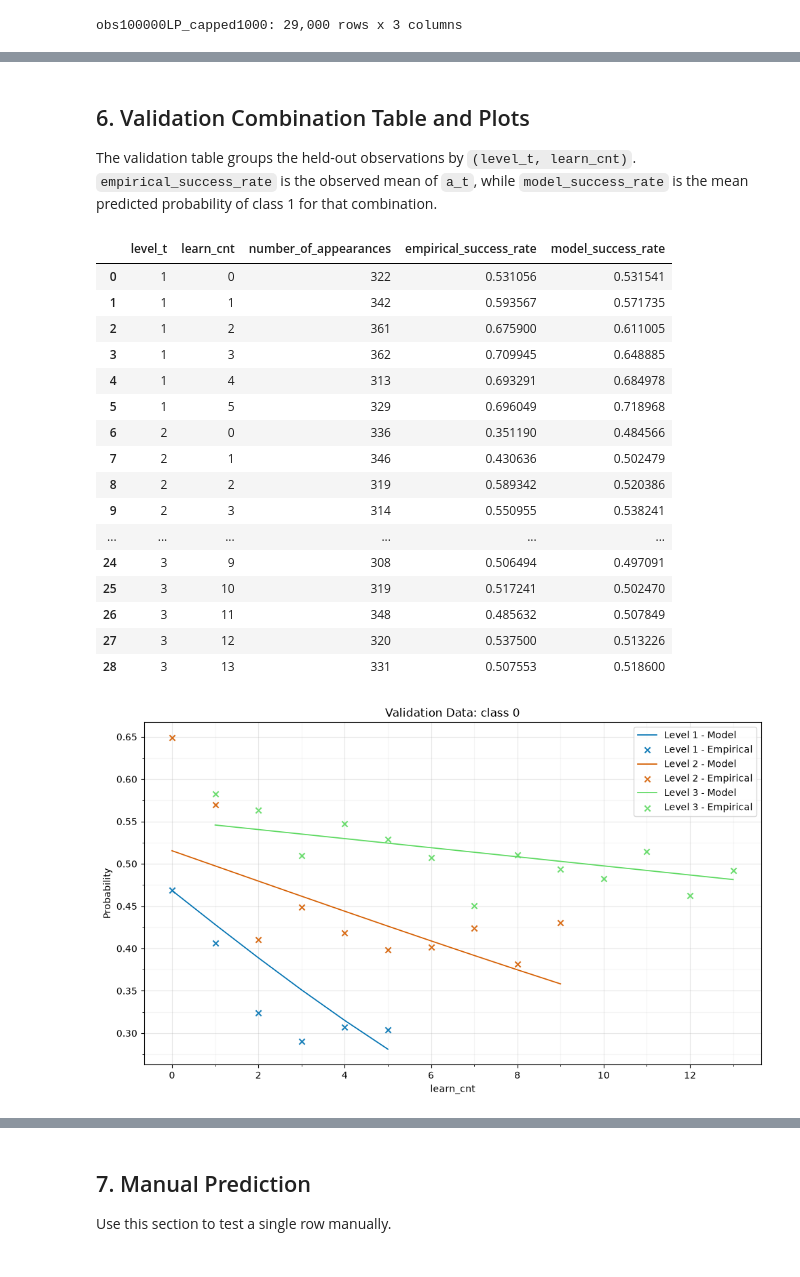
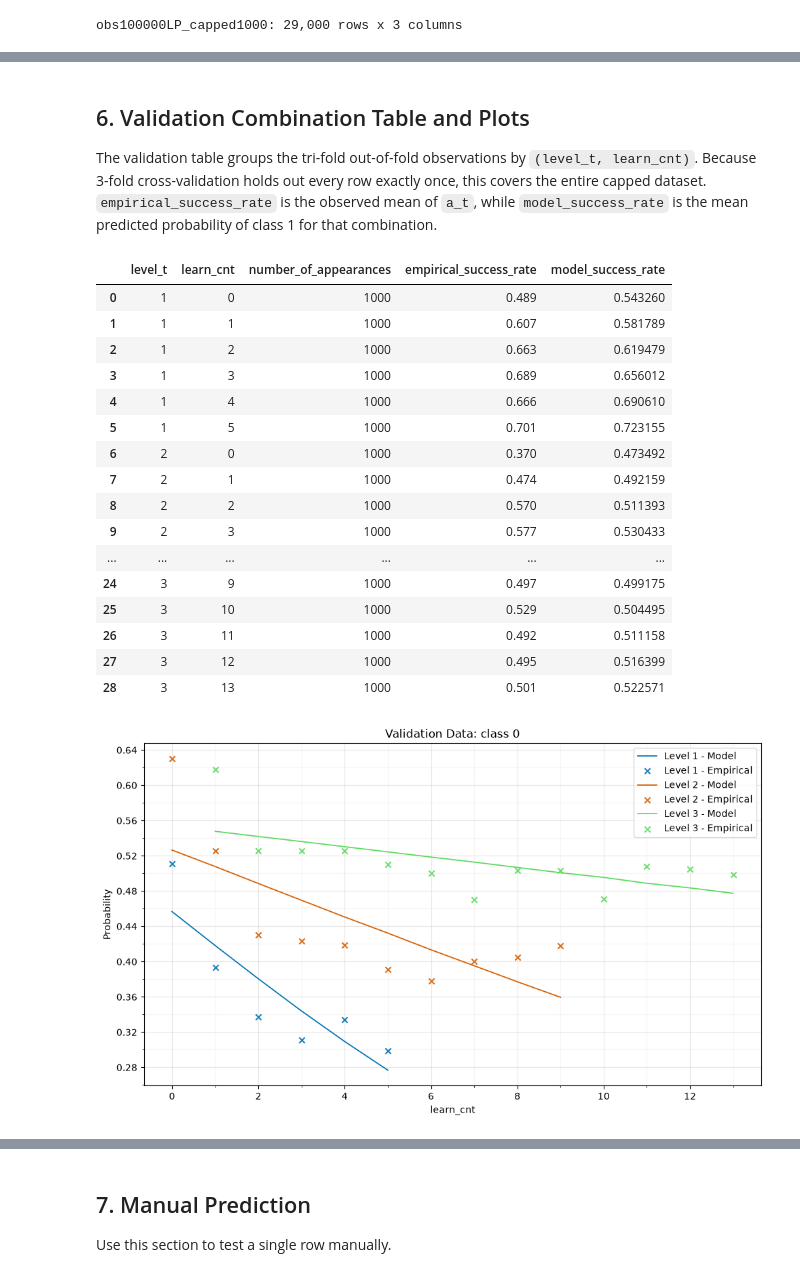
Before and after one commit to andrewvalletta/DissertationRepo, a Jupyter notebook: python/simple_logistic_regression_capped.ipynb, the cells around one changed output, grey strips where cells are left out. Drawn from its saved outputs; the diff is of its cells as text; code cells hidden in the pictures.

Commit message:
Tri-fold rounding and formatting

```diff
--- a/python/simple_logistic_regression_capped.ipynb
+++ b/python/simple_logistic_regression_capped.ipynb
@@ -537,26 +568,18 @@ weighted avg       0.56      0.57      0.56      9570
 # %% [markdown]
 ## 6. Validation Combination Table and Plots
 
-The validation table groups the held-out observations by `(level_t, learn_cnt)`. `empirical_success_rate` is the observed mean of `a_t`, while `model_success_rate` is the mean predicted probability of class 1 for that combination.
+The validation table groups the tri-fold out-of-fold observations by `(level_t, learn_cnt)`. Because 3-fold cross-validation holds out every row exactly once, this covers the entire capped dataset. `empirical_success_rate` is the observed mean of `a_t`, while `model_success_rate` is the mean predicted probability of class 1 for that combination.
 # %%
-validation_result = training_results[CAPPED_DATASET_NAME]
-validation_data = validation_result["X_test"].copy()
-validation_data["a_t"] = validation_result["y_test"].to_numpy()
+validation_data = tri_fold_out_of_fold.copy()
 
-# Predicted probability of class 1 for every validation observation.
-validation_data["model_probability"] = (
-    validation_result["model"]
-    .predict_proba(validation_data[FEATURE_COLUMNS])[:, 1]
-)
-
-# One row per level_t / learn_cnt combination in the validation set.
+# One row per level_t / learn_cnt combination across the tri-fold out-of-fold predictions.
 validation_combination_table = (
     validation_data
     .groupby(["level_t", "learn_cnt"], as_index=False)
     .agg(
         number_of_appearances=("a_t", "size"),
         empirical_success_rate=("a_t", "mean"),
-        model_success_rate=("model_probability", "mean"),
+        model_success_rate=("probability_class_1", "mean"),
     )
     .sort_values(["level_t", "learn_cnt"])
     .reset_index(drop=True)
@@ -564,7 +587,7 @@ validation_combination_table = (
 display(validation_combination_table)
 
 # ---------------------------------------------------------------------------
-# Validation probability plots
+# Validation probability plots (tri-fold out-of-fold predictions)
 # ---------------------------------------------------------------------------
 levels = sorted(validation_data["level_t"].dropna().unique())
 colours = {1: "#0072B2", 2: "#D55E00", 3: "#5CD960"}
@@ -573,10 +596,6 @@ class_columns = [
     (0, "probability_class_0", "Validation Data: class 0"),
     (1, "probability_class_1", "Validation Data: class 1"),
 ]
-
-validation_probabilities = validation_result["model"].predict_proba(validation_data[FEATURE_COLUMNS])
-validation_data["probability_class_0"] = validation_probabilities[:, 0]
-validation_data["probability_class_1"] = validation_probabilities[:, 1]
 
 def plot_validation_class(class_value: int, probability_column: str, title: str) -> None:
     fig, axis = plt.subplots(figsize=(10, 6))
@@ -618,46 +637,46 @@ def plot_validation_class(class_value: int, probability_column: str, title: str)
             "alpha": 0.9,
             "zorder": 3,
             "label": f"Level {level} - Empirical",
         }
 
         if plot_colour is not None:
             line_kwargs["color"] = plot_colour
             scatter_kwargs["color"] = plot_colour
 
         axis.plot(model_frame["learn_cnt"], model_frame[probability_column], **line_kwargs)
         axis.scatter(empirical_frame["learn_cnt"], empirical_frame["is_class"], **scatter_kwargs)
 
     axis.set_xlabel("learn_cnt")
     axis.set_ylabel("Probability")
     axis.set_title(title)
     axis.xaxis.set_major_locator(MaxNLocator(nbins=12, integer=True))
     axis.xaxis.set_minor_locator(AutoMinorLocator(2))
     axis.yaxis.set_major_locator(MaxNLocator(nbins=10))
     axis.yaxis.set_minor_locator(AutoMinorLocator(2))
     axis.grid(True, which="major", alpha=0.3)
     axis.grid(True, which="minor", alpha=0.12)
     axis.legend()
     plt.tight_layout()
     plt.show()
 
 for class_value, probability_column, title in class_columns:
     plot_validation_class(class_value, probability_column, title)
 # %% [output]
 |  | level_t | learn_cnt | number_of_appearances | empirical_success_rate | model_success_rate |
-| 0 | 1 | 0 | 322 | 0.531056 | 0.531541 |
-| 1 | 1 | 1 | 342 | 0.593567 | 0.571735 |
-| 2 | 1 | 2 | 361 | 0.675900 | 0.611005 |
-| 3 | 1 | 3 | 362 | 0.709945 | 0.648885 |
-| 4 | 1 | 4 | 313 | 0.693291 | 0.684978 |
-| 5 | 1 | 5 | 329 | 0.696049 | 0.718968 |
-| 6 | 2 | 0 | 336 | 0.351190 | 0.484566 |
-| 7 | 2 | 1 | 346 | 0.430636 | 0.502479 |
-| 8 | 2 | 2 | 319 | 0.589342 | 0.520386 |
-| 9 | 2 | 3 | 314 | 0.550955 | 0.538241 |
+| 0 | 1 | 0 | 1000 | 0.489 | 0.543260 |
+| 1 | 1 | 1 | 1000 | 0.607 | 0.581789 |
+| 2 | 1 | 2 | 1000 | 0.663 | 0.619479 |
+| 3 | 1 | 3 | 1000 | 0.689 | 0.656012 |
+| 4 | 1 | 4 | 1000 | 0.666 | 0.690610 |
+| 5 | 1 | 5 | 1000 | 0.701 | 0.723155 |
+| 6 | 2 | 0 | 1000 | 0.370 | 0.473492 |
+| 7 | 2 | 1 | 1000 | 0.474 | 0.492159 |
+| 8 | 2 | 2 | 1000 | 0.570 | 0.511393 |
+| 9 | 2 | 3 | 1000 | 0.577 | 0.530433 |
 | ... | ... | ... | ... | ... | ... |
-| 24 | 3 | 9 | 308 | 0.506494 | 0.497091 |
-| 25 | 3 | 10 | 319 | 0.517241 | 0.502470 |
-| 26 | 3 | 11 | 348 | 0.485632 | 0.507849 |
-| 27 | 3 | 12 | 320 | 0.537500 | 0.513226 |
-| 28 | 3 | 13 | 331 | 0.507553 | 0.518600 |
+| 24 | 3 | 9 | 1000 | 0.497 | 0.499175 |
+| 25 | 3 | 10 | 1000 | 0.529 | 0.504495 |
+| 26 | 3 | 11 | 1000 | 0.492 | 0.511158 |
+| 27 | 3 | 12 | 1000 | 0.495 | 0.516399 |
+| 28 | 3 | 13 | 1000 | 0.501 | 0.522571 |
-[figure, old version]
+[figure, new version]
```
Also changed, not shown: parts of 6 cells of this notebook, 3 other files.
